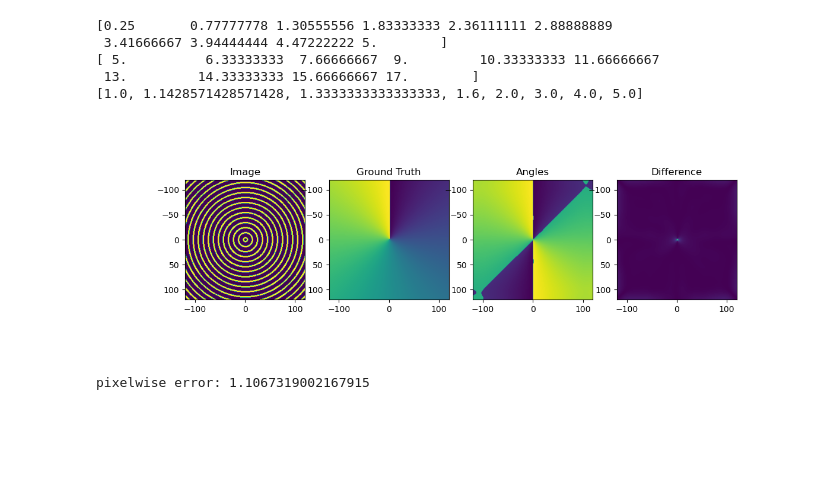
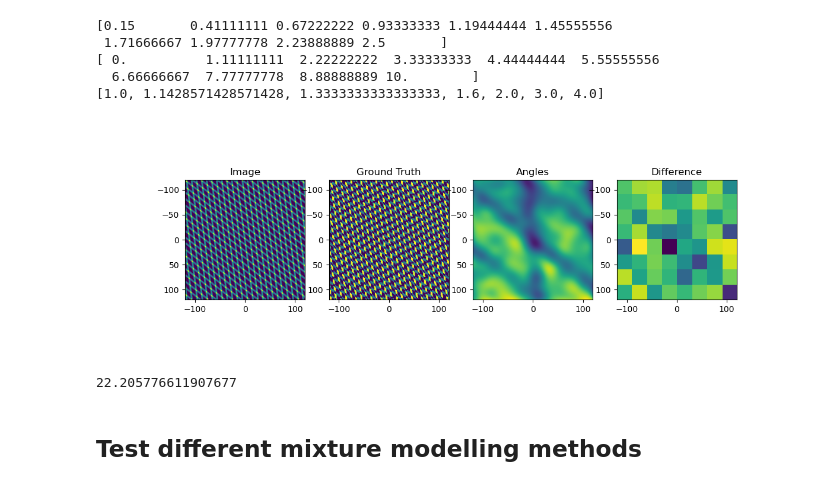
Before and after one commit to BrysonGray/fibermetric, a Jupyter notebook: notebooks/phantom_tests.ipynb, the cells around one changed output. Cells and saved outputs as stored; diff of their text form; code cells hidden in the pictures; blank space fills up the shorter version.

```diff
--- a/notebooks/phantom_tests.ipynb
+++ b/notebooks/phantom_tests.ipynb
@@ -16,27 +17,59 @@ import itertools
 # %%
+width = 1
+# derivative_sigmas = np.linspace(start=0.25, stop=5.0, num=10)
+# tensor_sigmas = np.linspace(start=5.0, stop=17.0, num=10)
 width = 2
-derivative_sigmas = np.linspace(start=0.25, stop=5.0, num=10)
-tensor_sigmas = np.linspace(start=5.0, stop=17.0, num=10)
-# derivative_sigmas = np.arange(start=1/width, stop=width*5,step=width/2)
-# tensor_sigmas = np.arange(start=1/width, stop=width*5,step=width/2)
-anisotropy = [(240,240), (210,240),(180,240),(150,240),(120,240),(80,240),(60,240),(48,240)]
+periods = [6,10,14]
+derivative_sigmas = np.linspace(start=0.15, stop=2.5, num=10)
+tensor_sigmas = np.linspace(start=0.0, stop=10.0, num=10)
+mean_thetas = np.array([np.pi/6, np.pi/4, np.pi/3])
+deltas = np.array([np.pi/12, np.pi/6, np.pi/4, np.pi/3])
+grid_thetas = [[(mean - delta/2, mean + delta/2) for delta in deltas] for mean in mean_thetas]
+grid_thetas = [item for sublist in grid_thetas for item in sublist] # flatten list of lists
+
+anisotropy = [(240,240), (210,240),(180,240),(150,240),(120,240),(80,240),(60,240)]
 AI_ratio = [a[1]/a[0] for a in anisotropy]
 print(derivative_sigmas)
 print(tensor_sigmas)
 print(AI_ratio)
-d = 4
-t = 4
-a = 0
-err_type = 'pixelwise'
-error = sta_validate.phantom_test(derivative_sigmas[d], tensor_sigmas[t], anisotropy[a], period=10, noise=0.0, width=width, phantom='circles', err_type=err_type, display=True) # , grid_thetas=(-np.pi/6,np.pi/3)
-print(f'{err_type} error: {error}')
+# d = 9
+# t = 2
+# a = 0
+# p = 0
+# # g = 7
+# err_type = 'piecewise'
+# error_by_theta = []
+# for g in range(len(grid_thetas)):
+#     if g == 6:
+#         display=True
+#     else:
+#         display=False
+#     error_by_theta.append(sta_validate.phantom_test(derivative_sigmas[d], tensor_sigmas[t], anisotropy[a], period=periods[p], noise=1e-9, width=width, phantom='grid', grid_thetas=grid_thetas[g], err_type=err_type, display=display)) # , grid_thetas=(-np.pi/6,np.pi/3)
+# avg_error = np.mean(error_by_theta)
+# print(avg_error)
+# with cProfile.Profile() as pr:
+#     error = sta_validate.phantom_test(derivative_sigmas[d], tensor_sigmas[t], anisotropy[a], period=periods[p], noise=1e-9, width=width, phantom='grid', grid_thetas=grid_thetas[g], err_type=err_type, display=True) # , grid_thetas=(-np.pi/6,np.pi/3)
+#     print(f'{err_type} error: {error}')
+    # pr.print_stats()
 # %% [output]
-[0.25       0.77777778 1.30555556 1.83333333 2.36111111 2.88888889
- 3.41666667 3.94444444 4.47222222 5.        ]
-[ 5.          6.33333333  7.66666667  9.         10.33333333 11.66666667
- 13.         14.33333333 15.66666667 17.        ]
-[1.0, 1.1428571428571428, 1.3333333333333333, 1.6, 2.0, 3.0, 4.0, 5.0]
+[0.15       0.41111111 0.67222222 0.93333333 1.19444444 1.45555556
+ 1.71666667 1.97777778 2.23888889 2.5       ]
+[ 0.          1.11111111  2.22222222  3.33333333  4.44444444  5.55555556
+  6.66666667  7.77777778  8.88888889 10.        ]
+[1.0, 1.1428571428571428, 1.3333333333333333, 1.6, 2.0, 3.0, 4.0]
-[figure, removed]
-pixelwise error: 1.1067319002167915
+# %%
+d = 1
+t = 9
+a = 3
+p = 1
+g = 10
+err_type = 'piecewise'
+error = sta_validate.phantom_test(derivative_sigmas[d], tensor_sigmas[t], anisotropy[a], period=periods[p], noise=1e-9, width=width, phantom='grid', grid_thetas=grid_thetas[g], err_type=err_type, display=display) # , grid_thetas=(-np.pi/6,np.pi/3)
+print(error)
+# %% [output]
+[figure, added]
+22.205776611907677
+# %% [markdown]
+## Test different mixture modelling methods
 # %%
 width = 2
```
Also changed, not shown: parts of 28 cells of this notebook, 5 other files.
